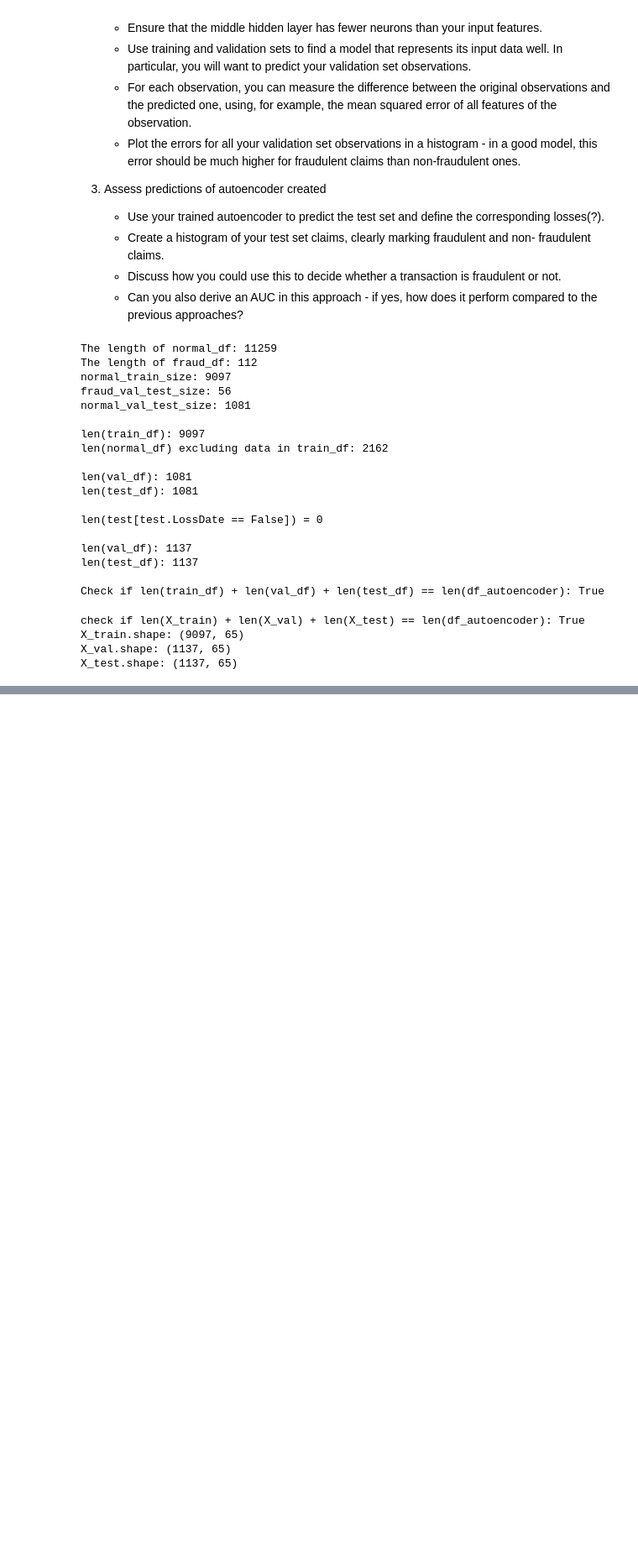
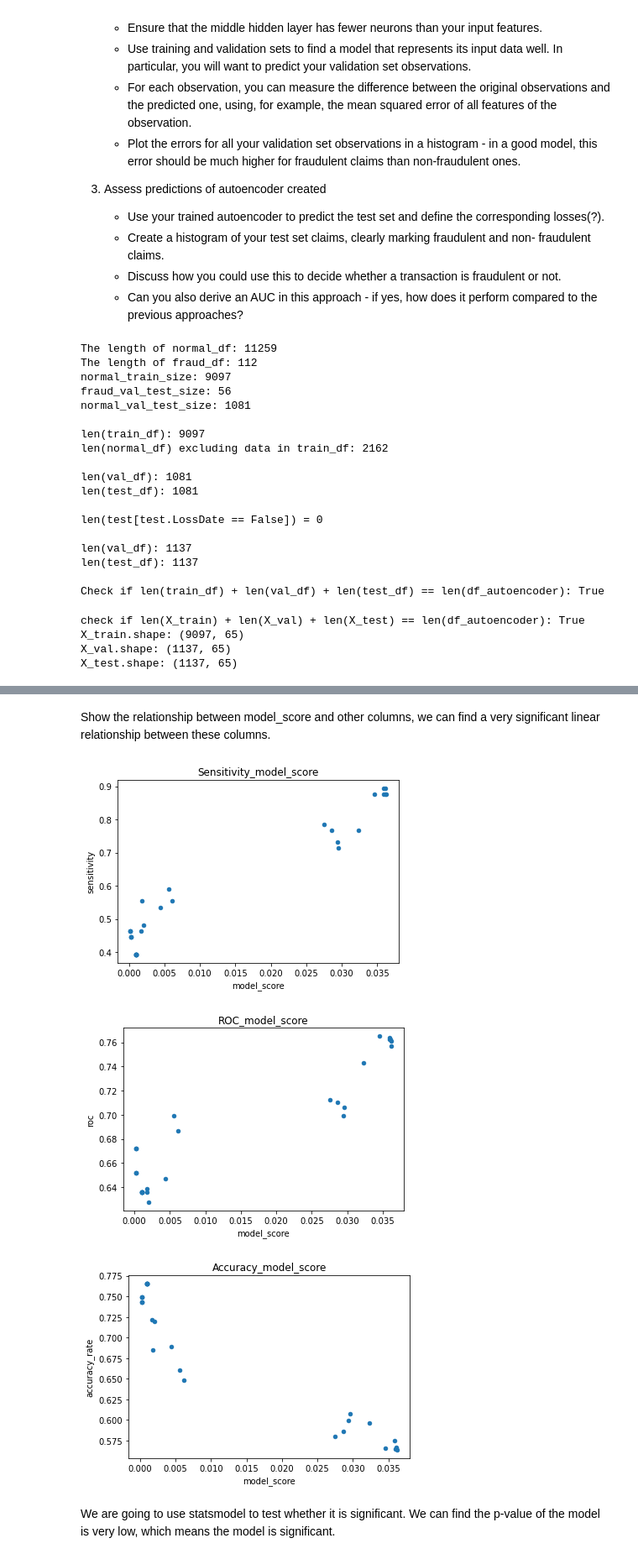
Before and after one commit to ba-group-projects/insurance-fraud-detection, a Jupyter notebook: main-update.ipynb, the cells around one changed output, grey strips where cells are left out. Shown at 84% size. Saved outputs shown, nothing was run; the diff lists cells and outputs as text; code cells hidden in the pictures; blank space fills up the shorter version.

```diff
--- a/main-update.ipynb
+++ b/main-update.ipynb
@@ -1540,0 +1607,27 @@ para_dfm
+# %%
+df_performance_diff_sens = pd.DataFrame(columns=['model_score', 'sensitivity','accuracy_rate','roc'])
+for ind, row in para_dfm.iterrows():
+    print(f"The model_score is: {row['model_score']}")
+    model_pred = model_list[ind]
+    X_pred = model_pred.predict(X_val)
+    mse = np.mean(np.power(X_val.flatten() - X_pred.flatten(), 2))
+    reconstructions = model_pred.predict(X_val)
+    val_loss = tf.keras.losses.mae(reconstructions, X_val)
+    # sns.histplot(x=val_loss,y=y_val.flatten(),hue=y_val.flatten())
+    # plt.show()
+    df_tmp = pd.DataFrame({"val_loss": val_loss, "y_val": y_val.flatten()})
+    df_tmp_fraud = df_tmp[df_tmp["y_val"] == 1]
+    df_tmp_non_fraud = df_tmp[df_tmp["y_val"] == 0]
+    mse = np.mean(np.power(X_val.flatten() - X_pred.flatten(), 2))
+    error_df = pd.DataFrame({'Reconstruction_error': mse, 'True_class': y_val.flatten()})
+    df_temp = pd.DataFrame({'Reconstruction_error': val_loss, 'True_class': y_val.flatten()})
+    roc = roc_auc_score(y_val.flatten(), val_loss)
+    threshold = np.mean(df_temp["Reconstruction_error"])
+    pred_y = np.where(val_loss > threshold, 1, 0)
+    cm = confusion_matrix(y_val.flatten(), pred_y)
+    accuracy_rate = (cm[0,0] + cm[1,1])/np.sum(cm)
+    # calculate the sensitivity
+    sensitivity = cm[1,1]/(cm[1,1] + cm[1,0])
+    print(sensitivity)
+    df_performance_diff_sens = df_performance_diff_sens.append({"model_score": row['model_score'], "sensitivity": sensitivity,'accuracy_rate':accuracy_rate,'roc':roc}, ignore_index=True)
+df_performance_diff_sens
@@ -1540,0 +1744,15 @@ para_dfm
+# %% [markdown]
+Show the relationship between model_score and other columns, we can find a very significant linear relationship between these columns.
+# %%
+df_performance_diff_sens.plot(x='model_score', y='sensitivity', kind='scatter',title='Sensitivity_model_score')
+plt.show()
+df_performance_diff_sens.plot(x='model_score', y='roc', kind='scatter',title='ROC_model_score')
+plt.show()
+df_performance_diff_sens.plot(x='model_score', y='accuracy_rate', kind='scatter',title='Accuracy_model_score')
+plt.show()
+# %% [output]
+[figure, added]
+[figure, added]
+[figure, added]
+# %% [markdown]
+We are going to use statsmodel to test whether it is significant. We can find the p-value of the model is very low, which means the model is significant.
```
Also changed, not shown: parts of 45 cells of this notebook, 34 other files.
